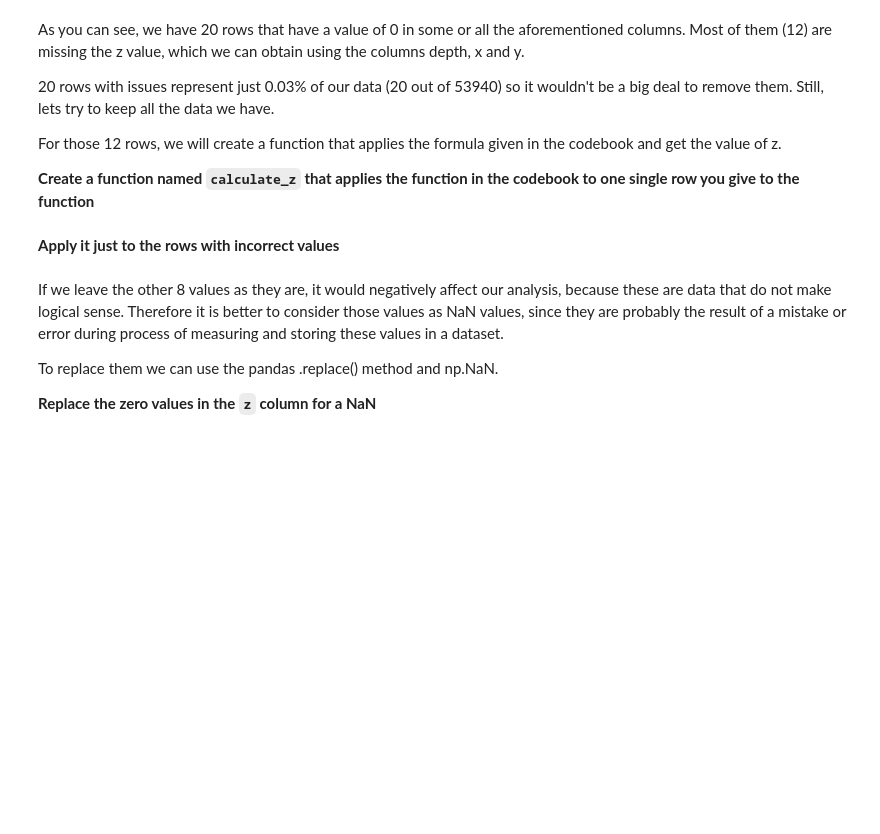
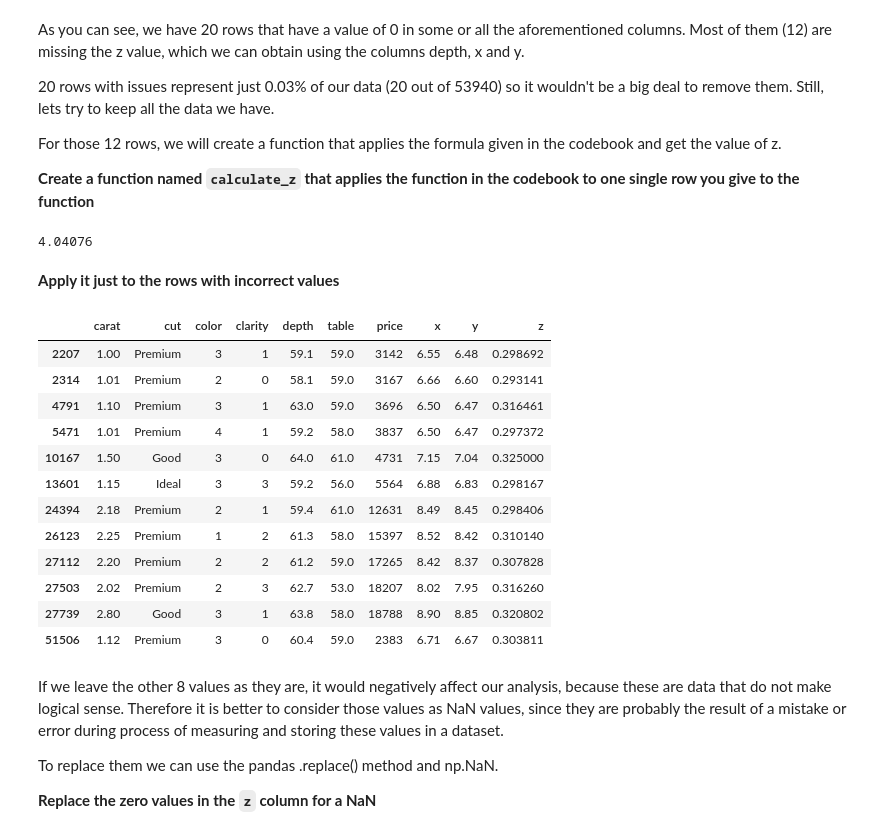
Before and after one commit to ta-data-lis/M2-mini-project1, a Jupyter notebook: 1.-Data Cleaning.ipynb, the cells around one changed output. Saved outputs shown, nothing was run; the diff lists cells and outputs as text; code cells hidden in the pictures; blank space fills up the shorter version.

```diff
--- a/1.-Data Cleaning.ipynb
+++ b/1.-Data Cleaning.ipynb
@@ -292,2 +324,14 @@ For those 12 rows, we will create a function that applies the formula given in t
+# %%
+#your code here
+# Z calculation        --> Z = Depth (%) * mean(x, y)
+
+def calculate_z(d, x, y):
+    xy = (x+y)/2  # Mean
+    d = d/100     # Absolute value
+    return d*xy
+
+calculate_z(60.4, 6.71, 6.67)  # Testing the function
+# %% [output]
+4.04076
 # %% [markdown]
 **Apply it just to the rows with incorrect values**
@@ -296,3 +338,29 @@ For those 12 rows, we will create a function that applies the formula given in t
+# %%
+#your code here
+condition = (diamonds['x'] > 0.1)&(diamonds['y'] > 0.1)&(diamonds['z'] == 0.0)  # Creating the condition ton apply the function only to the correct rows
+
+def calculate_z(row):
+    xymean = (row['x']/row['y'])/2
+    depth = row['depth']/100
+    row['z'] = depth*xymean
+    return row
+
+diamonds[condition] = diamonds[condition].apply(calculate_z, axis=1)
+diamonds[condition]
+# %% [output]
+|  | carat | cut | color | clarity | depth | table | price | x | y | z |
+| 2207 | 1.00 | Premium | 3 | 1 | 59.1 | 59.0 | 3142 | 6.55 | 6.48 | 0.298692 |
+| 2314 | 1.01 | Premium | 2 | 0 | 58.1 | 59.0 | 3167 | 6.66 | 6.60 | 0.293141 |
+| 4791 | 1.10 | Premium | 3 | 1 | 63.0 | 59.0 | 3696 | 6.50 | 6.47 | 0.316461 |
+| 5471 | 1.01 | Premium | 4 | 1 | 59.2 | 58.0 | 3837 | 6.50 | 6.47 | 0.297372 |
+| 10167 | 1.50 | Good | 3 | 0 | 64.0 | 61.0 | 4731 | 7.15 | 7.04 | 0.325000 |
+| 13601 | 1.15 | Ideal | 3 | 3 | 59.2 | 56.0 | 5564 | 6.88 | 6.83 | 0.298167 |
+| 24394 | 2.18 | Premium | 2 | 1 | 59.4 | 61.0 | 12631 | 8.49 | 8.45 | 0.298406 |
+| 26123 | 2.25 | Premium | 1 | 2 | 61.3 | 58.0 | 15397 | 8.52 | 8.42 | 0.310140 |
+| 27112 | 2.20 | Premium | 2 | 2 | 61.2 | 59.0 | 17265 | 8.42 | 8.37 | 0.307828 |
+| 27503 | 2.02 | Premium | 2 | 3 | 62.7 | 53.0 | 18207 | 8.02 | 7.95 | 0.316260 |
+| 27739 | 2.80 | Good | 3 | 1 | 63.8 | 58.0 | 18788 | 8.90 | 8.85 | 0.320802 |
+| 51506 | 1.12 | Premium | 3 | 0 | 60.4 | 59.0 | 2383 | 6.71 | 6.67 | 0.303811 |
 # %% [markdown]
 If we leave the other 8 values as they are, it would negatively affect our analysis, because these are data that do not make logical sense. Therefore it is better to consider those values as NaN values, since they are probably the result of a mistake or error during process of measuring and storing these values in a dataset.
 
```
Also changed, not shown: parts of 31 cells of this notebook, 1 other file.
